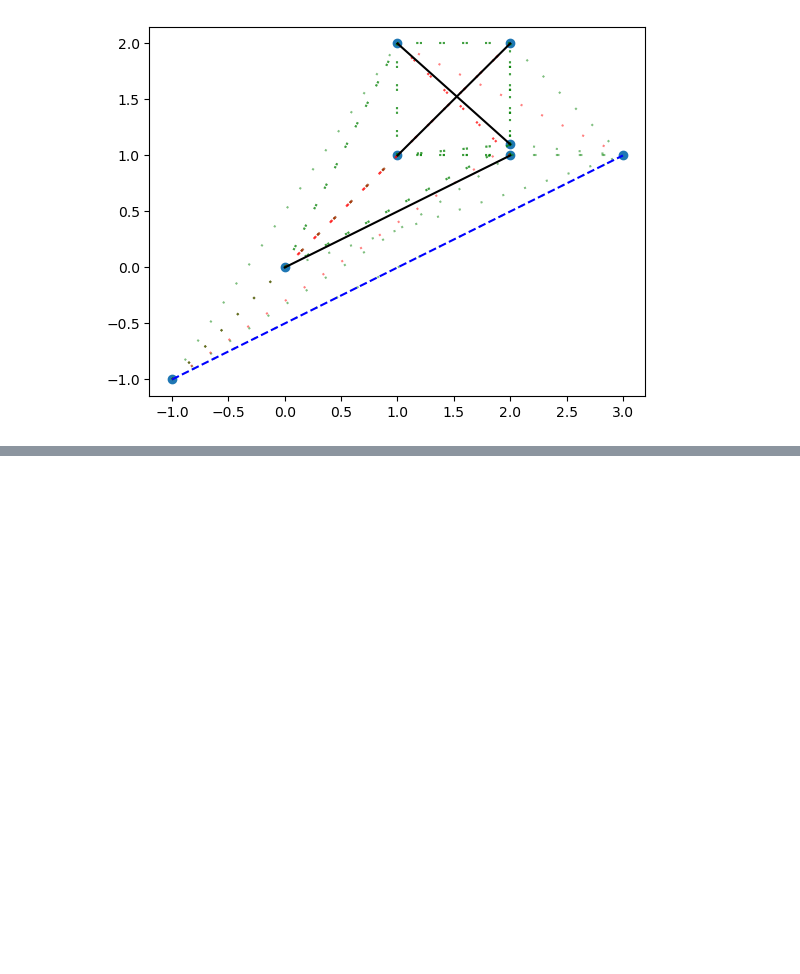
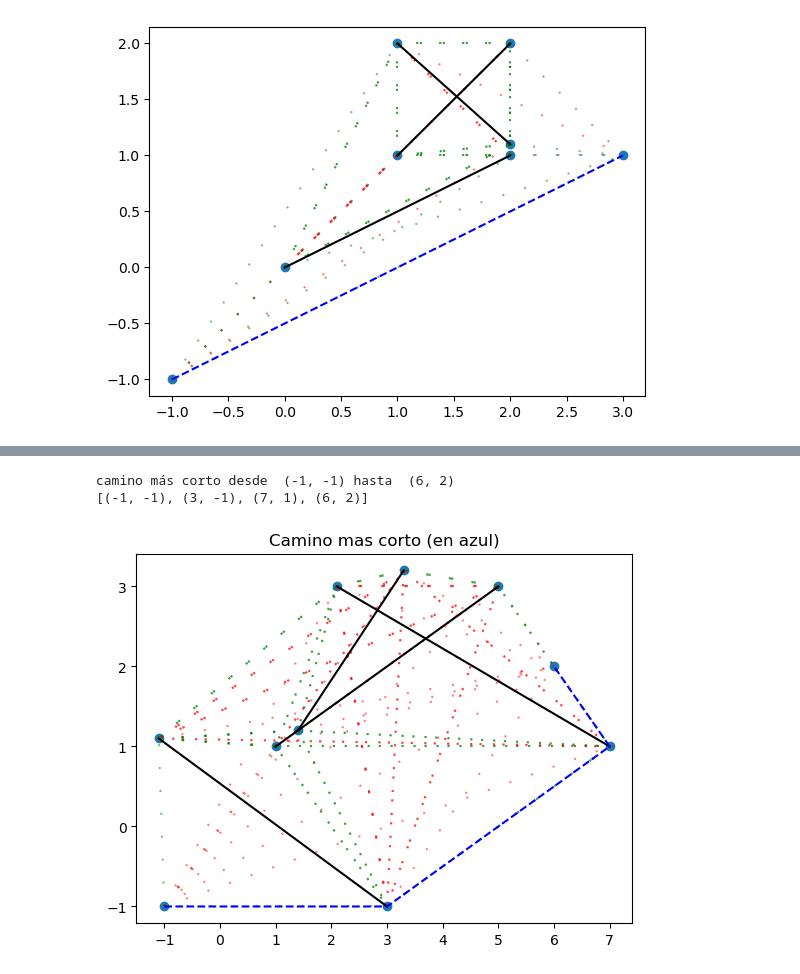
Before and after one commit to Deumek/camino-mas-corto-por-obstaculos, a Jupyter notebook: Caminos.ipynb, the cells around one changed output, grey strips where cells are left out. Saved outputs shown, nothing was run; the diff lists cells and outputs as text; code cells hidden in the pictures; blank space fills up the shorter version.

```diff
--- a/Caminos.ipynb
+++ b/Caminos.ipynb
@@ -229,0 +289,9 @@ camino más corto desde  (-1, -1) hasta  (3, 1)
+# %%
+startPos = (-1, -1)
+endPos = (6, 2)
+obstacles = (((5, 3), (1, 1)), ((2.1, 3), (7, 1)), ((1.4, 1.2), (3.3, 3.2)), ((-1.1, 1.1), (3, -1)))
+getShortestPath2(startPos, endPos, obstacles)
+# %% [output]
+camino más corto desde  (-1, -1) hasta  (6, 2)
+[(-1, -1), (3, -1), (7, 1), (6, 2)]
+[figure, added]
```
Also changed, not shown: parts of 17 cells of this notebook.
